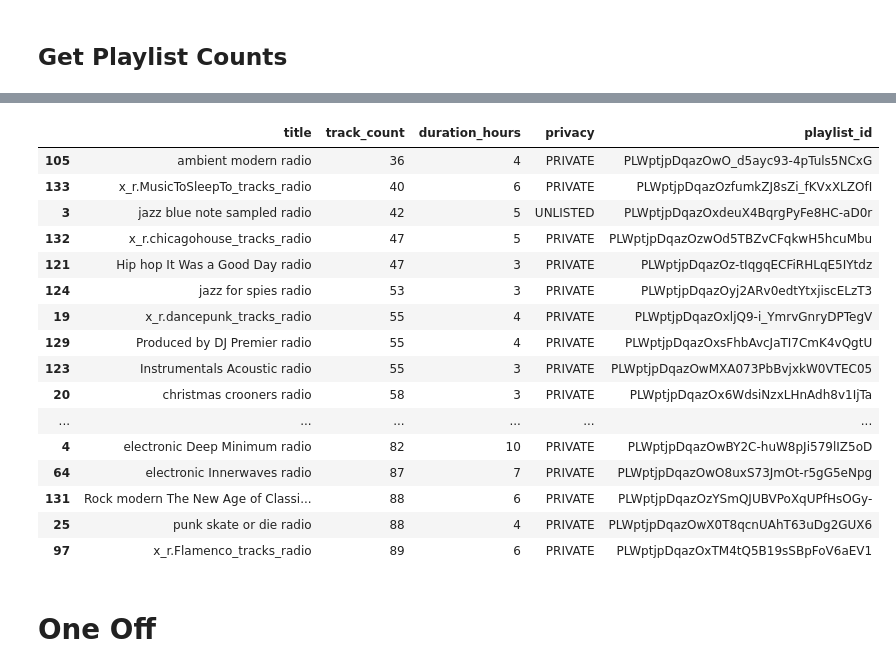
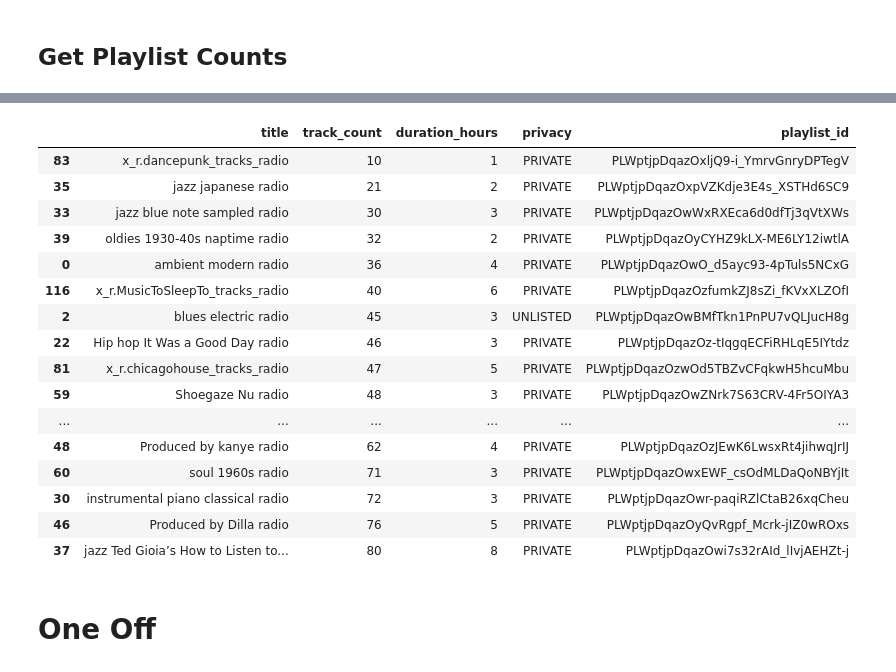
Before and after one commit to jake-g/ytmusic, a Jupyter notebook: notebooks/ytmusic_playlist_api.ipynb, the cells around one changed output, grey strips where cells are left out. Cells and saved outputs as stored; diff of their text form; code cells hidden in the pictures.

```diff
--- a/notebooks/ytmusic_playlist_api.ipynb
+++ b/notebooks/ytmusic_playlist_api.ipynb
@@ -141,9 +146,9 @@ dtype: object
 %%time
 playlist_file = os.path.join(PLAYLIST_TSV_DIR, '_playlist_radio_counts.tsv')
 playlists = Y.get_playlist_counts(verbose=False, filter_title='radio')
-radio_counts_df.to_csv(playlist_file, sep='\t', index=False)
+playlists.to_csv(playlist_file, sep='\t', index=False)
 # Note: now part of ytmusic backup
 
-radio_counts_df.head(20)
+playlists.head(20)
 # last run 10-29-2023
 # %% [output]
@@ -152,20 +157,20 @@ Wall time: 4min 21s
 |  | title | track_count | duration_hours | privacy | playlist_id |
-| 105 | ambient modern radio | 36 | 4 | PRIVATE | PLWptjpDqazOwO_d5ayc93-4pTuls5NCxG |
-| 133 | x_r.MusicToSleepTo_tracks_radio | 40 | 6 | PRIVATE | PLWptjpDqazOzfumkZJ8sZi_fKVxXLZOfI |
-| 3 | jazz blue note sampled radio | 42 | 5 | UNLISTED | PLWptjpDqazOxdeuX4BqrgPyFe8HC-aD0r |
-| 132 | x_r.chicagohouse_tracks_radio | 47 | 5 | PRIVATE | PLWptjpDqazOzwOd5TBZvCFqkwH5hcuMbu |
-| 121 | Hip hop It Was a Good Day radio | 47 | 3 | PRIVATE | PLWptjpDqazOz-tIqgqECFiRHLqE5IYtdz |
-| 124 | jazz for spies radio | 53 | 3 | PRIVATE | PLWptjpDqazOyj2ARv0edtYtxjiscELzT3 |
-| 19 | x_r.dancepunk_tracks_radio | 55 | 4 | PRIVATE | PLWptjpDqazOxljQ9-i_YmrvGnryDPTegV |
-| 129 | Produced by DJ Premier radio | 55 | 4 | PRIVATE | PLWptjpDqazOxsFhbAvcJaTI7CmK4vQgtU |
-| 123 | Instrumentals Acoustic radio | 55 | 3 | PRIVATE | PLWptjpDqazOwMXA073PbBvjxkW0VTEC05 |
-| 20 | christmas crooners radio | 58 | 3 | PRIVATE | PLWptjpDqazOx6WdsiNzxLHnAdh8v1IjTa |
+| 83 | x_r.dancepunk_tracks_radio | 10 | 1 | PRIVATE | PLWptjpDqazOxljQ9-i_YmrvGnryDPTegV |
+| 35 | jazz japanese radio | 21 | 2 | PRIVATE | PLWptjpDqazOxpVZKdje3E4s_XSTHd6SC9 |
+| 33 | jazz blue note sampled radio | 30 | 3 | PRIVATE | PLWptjpDqazOwWxRXEca6d0dfTj3qVtXWs |
+| 39 | oldies 1930-40s naptime radio | 32 | 2 | PRIVATE | PLWptjpDqazOyCYHZ9kLX-ME6LY12iwtlA |
+| 0 | ambient modern radio | 36 | 4 | PRIVATE | PLWptjpDqazOwO_d5ayc93-4pTuls5NCxG |
+| 116 | x_r.MusicToSleepTo_tracks_radio | 40 | 6 | PRIVATE | PLWptjpDqazOzfumkZJ8sZi_fKVxXLZOfI |
+| 2 | blues electric radio | 45 | 3 | UNLISTED | PLWptjpDqazOwBMfTkn1PnPU7vQLJucH8g |
+| 22 | Hip hop It Was a Good Day radio | 46 | 3 | PRIVATE | PLWptjpDqazOz-tIqgqECFiRHLqE5IYtdz |
+| 81 | x_r.chicagohouse_tracks_radio | 47 | 5 | PRIVATE | PLWptjpDqazOzwOd5TBZvCFqkwH5hcuMbu |
+| 59 | Shoegaze Nu radio | 48 | 3 | PRIVATE | PLWptjpDqazOwZNrk7S63CRV-4Fr5OIYA3 |
 | ... | ... | ... | ... | ... | ... |
-| 4 | electronic Deep Minimum radio | 82 | 10 | PRIVATE | PLWptjpDqazOwBY2C-huW8pJi579lIZ5oD |
-| 64 | electronic Innerwaves radio | 87 | 7 | PRIVATE | PLWptjpDqazOwO8uxS73JmOt-r5gG5eNpg |
-| 131 | Rock modern The New Age of Classi... | 88 | 6 | PRIVATE | PLWptjpDqazOzYSmQJUBVPoXqUPfHsOGy- |
-| 25 | punk skate or die radio | 88 | 4 | PRIVATE | PLWptjpDqazOwX0T8qcnUAhT63uDg2GUX6 |
-| 97 | x_r.Flamenco_tracks_radio | 89 | 6 | PRIVATE | PLWptjpDqazOxTM4tQ5B19sSBpFoV6aEV1 |
+| 48 | Produced by kanye radio | 62 | 4 | PRIVATE | PLWptjpDqazOzJEwK6LwsxRt4jihwqJrIJ |
+| 60 | soul 1960s radio | 71 | 3 | PRIVATE | PLWptjpDqazOwxEWF_csOdMLDaQoNBYjIt |
+| 30 | instrumental piano classical radio | 72 | 3 | PRIVATE | PLWptjpDqazOwr-paqiRZlCtaB26xqCheu |
+| 46 | Produced by Dilla radio | 76 | 5 | PRIVATE | PLWptjpDqazOyQvRgpf_Mcrk-jIZ0wROxs |
+| 37 | jazz Ted Gioia’s How to Listen to... | 80 | 8 | PRIVATE | PLWptjpDqazOwi7s32rAId_lIvjAEHZt-j |
 # %% [markdown]
 # One Off
 # %% [markdown]
```
Also changed, not shown: parts of 6 cells of this notebook, 1 other file.
